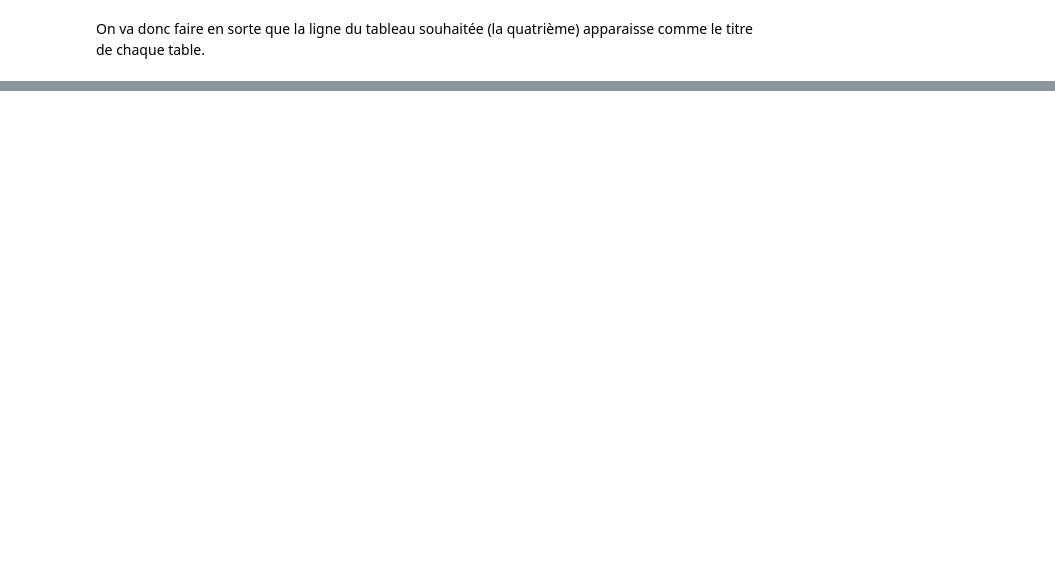
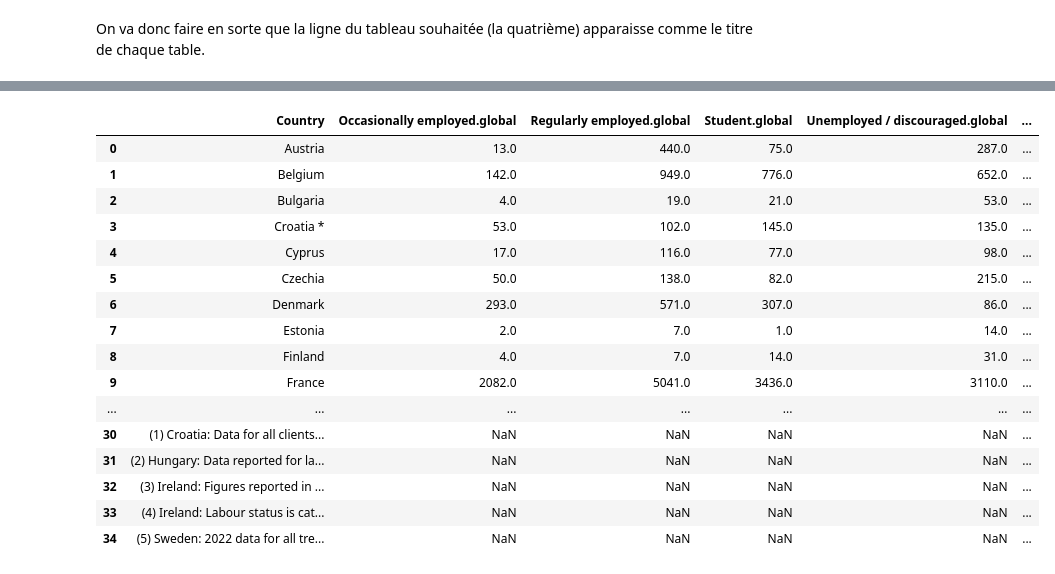
Before and after one commit to refouch/Projet_Python_2A, a Jupyter notebook: Tidy.ipynb, the cells around one changed output, grey strips where cells are left out. Cells and saved outputs as stored; diff of their text form; code cells hidden in the pictures; blank space fills up the shorter version.

```diff
--- a/Tidy.ipynb
+++ b/Tidy.ipynb
@@ -139,7 +165,7 @@ import openpyxl
 
 ### On commence par les donnees generales
 total = "/home/onyxia/work/Projet_Python_2A/Data/EUDA/Cannabis_detaille/drogues_entrants.xlsx"
-df1 = pd.read_excel(total, header=3)
+df1 = pd.read_excel(total)
 
 # On ne garde que les colonnes qui nous intéressent
 colonnes = ['Country', 'Year of Treatment', 'All substances', 'Cannabis']
@@ -148,7 +174,7 @@ df1 = df1[colonnes]
 
 ### On procede de la meme maniere pour les donnees concernant les personnes deja traitees auparavant
 deja = "/home/onyxia/work/Projet_Python_2A/Data/EUDA/Cannabis_detaille/deja_traite_entrants.xlsx"
-df2 = pd.read_excel(deja, header=3)
+df2 = pd.read_excel(deja)
 
 # On ne garde que les colonnes qui nous intéressent
 colonnes = ['Country', 'Year of Treatment', 'All substances', 'Cannabis']
@@ -157,11 +183,12 @@ df2 = df2[colonnes]
 
 ### On procede de la meme maniere pour les donnees concernant les personnes jamais traitees auparavant
 jamais = "/home/onyxia/work/Projet_Python_2A/Data/EUDA/Cannabis_detaille/jamais_traite_entrants.xlsx"
-df3 = pd.read_excel(jamais, header=3)
+df3 = pd.read_excel(jamais)
 
 # On ne garde que les colonnes qui nous intéressent
 colonnes = ['Country', 'Year of Treatment', 'All substances', 'Cannabis']
 df3 = df3[colonnes]
+df3
 # %% [output]
 |  | Country | Year of Treatment | All substances | Cannabis |
 | 0 | Austria | 2022.0 | 1953.0 | 666.0 |
@@ -383,0 +408,73 @@ df1
+# %%
+### On commence par importer le module OS qui va nous permettre de travailler de manière globale sur les fichier plutôt que de les modifier un à un
+import os
+import pandas as pd
+
+### On commence par ajouter le suffixe ".deja" aux colonnes des tables tables concernées
+# On créer un variable correspondant au dossier contenant nos tables
+dossier = "/home/onyxia/work/Projet_Python_2A/Data/EUDA/Cannabis_detaille"
+
+# On sélectionne les fichiers excel qui ont "deja" dans leur nom
+fichiers1 = [f for f in os.listdir(dossier) if "deja" in f and f.endswith('.xlsx')]
+
+# On ajoute le suffixe aux colonnes souhaitées
+for fichier in fichiers1:
+    chemin_fichier = os.path.join(dossier, fichier)
+    df = pd.read_excel(chemin_fichier)
+    df.rename(columns={col: col + ".deja" if col not in ["Country", "Year of Treatment"] else col for col in df.columns}, inplace=True)
+    df.to_excel(chemin_fichier, index=False) # On enregistre la modification, sinon le code ne sert à rien
+
+test = "/home/onyxia/work/Projet_Python_2A/Data/EUDA/Cannabis_detaille/statut_pro_deja_traite.xlsx"
+test = pd.read_excel(test)
+#on regarde notre table test afin de vérifier que les modifications sont bien sauvegardées
+# Le test est concluant : on procède de la meme manière pour les tables contenant "jamais" ou "total" (ou "total")
+
+
+### "jamais"
+# On sélectionne les fichiers excel qui ont "jamais" dans leur nom
+fichiers2 = [f for f in os.listdir(dossier) if "jamais" in f and f.endswith('.xlsx')]
+
+# On ajoute le suffixe aux colonnes souhaitées
+for fichier in fichiers2:
+    chemin_fichier = os.path.join(dossier, fichier)
+    df = pd.read_excel(chemin_fichier)
+    df.rename(columns={col: col + ".jamais" if col not in ["Country", "Year of Treatment"] else col for col in df.columns}, inplace=True)
+    df.to_excel(chemin_fichier, index=False) # On enregistre la modification, sinon le code ne sert à rien
+
+test = "/home/onyxia/work/Projet_Python_2A/Data/EUDA/Cannabis_detaille/statut_pro_jamais_traite.xlsx"
+test = pd.read_excel(test)
+#on regarde notre table test afin de vérifier que les modifications sont bien sauvegardées
+
+### "global"
+# On sélectionne les fichiers excel qui ont "global" dans leur nom
+fichiers3 = [f for f in os.listdir(dossier) if "global" in f and f.endswith('.xlsx')]
+
+# On ajoute le suffixe aux colonnes souhaitées
+for fichier in fichiers3:
+    chemin_fichier = os.path.join(dossier, fichier)
+    df = pd.read_excel(chemin_fichier)
+    df.rename(columns={col: col + ".global" if col not in ["Country", "Year of Treatment"] else col for col in df.columns}, inplace=True)
+    df.to_excel(chemin_fichier, index=False) # On enregistre la modification, sinon le code ne sert à rien
+
+test = "/home/onyxia/work/Projet_Python_2A/Data/EUDA/Cannabis_detaille/statut_pro_global.xlsx"
+test = pd.read_excel(test)
+test
+#on regarde notre table test afin de vérifier que les modifications sont bien sauvegardées
+# %% [output]
+|  | Country | Occasionally employed.global | Regularly employed.global | Student.global | Unemployed / discouraged.global | ... |
+| 0 | Austria | 13.0 | 440.0 | 75.0 | 287.0 | ... |
+| 1 | Belgium | 142.0 | 949.0 | 776.0 | 652.0 | ... |
+| 2 | Bulgaria | 4.0 | 19.0 | 21.0 | 53.0 | ... |
+| 3 | Croatia * | 53.0 | 102.0 | 145.0 | 135.0 | ... |
+| 4 | Cyprus | 17.0 | 116.0 | 77.0 | 98.0 | ... |
+| 5 | Czechia | 50.0 | 138.0 | 82.0 | 215.0 | ... |
+| 6 | Denmark | 293.0 | 571.0 | 307.0 | 86.0 | ... |
+| 7 | Estonia | 2.0 | 7.0 | 1.0 | 14.0 | ... |
+| 8 | Finland | 4.0 | 7.0 | 14.0 | 31.0 | ... |
+| 9 | France | 2082.0 | 5041.0 | 3436.0 | 3110.0 | ... |
+| ... | ... | ... | ... | ... | ... | ... |
+| 30 | (1) Croatia: Data for all clients... | NaN | NaN | NaN | NaN | ... |
+| 31 | (2) Hungary: Data reported for la... | NaN | NaN | NaN | NaN | ... |
+| 32 | (3) Ireland: Figures reported in ... | NaN | NaN | NaN | NaN | ... |
+| 33 | (4) Ireland: Labour status is cat... | NaN | NaN | NaN | NaN | ... |
+| 34 | (5) Sweden: 2022 data for all tre... | NaN | NaN | NaN | NaN | ... |
```
Also changed, not shown: parts of 7 cells of this notebook, 36 other files.
